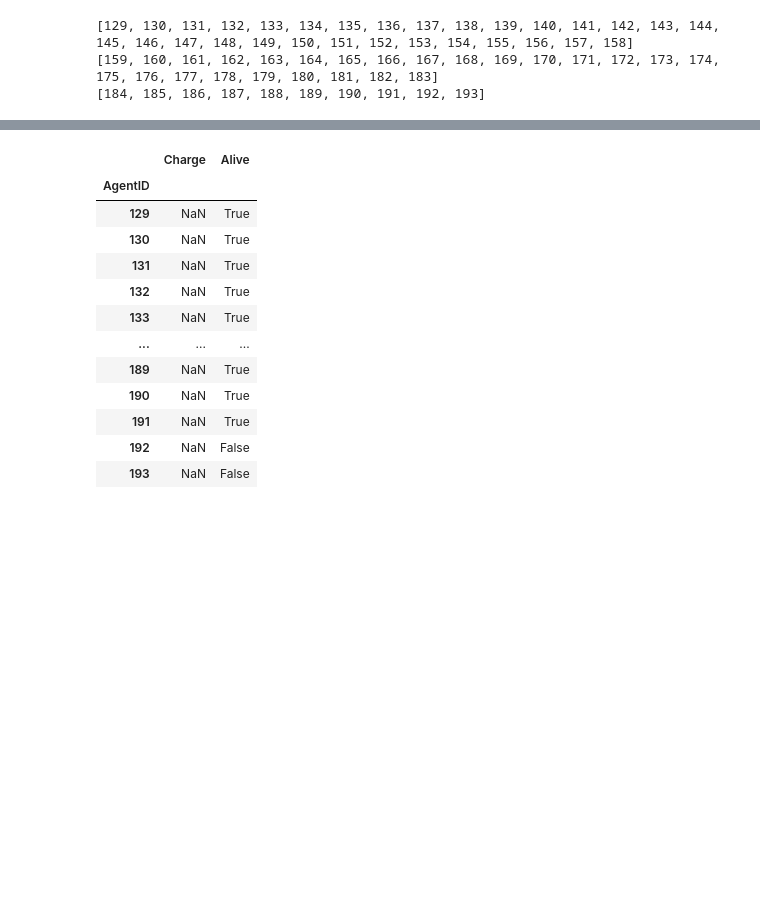
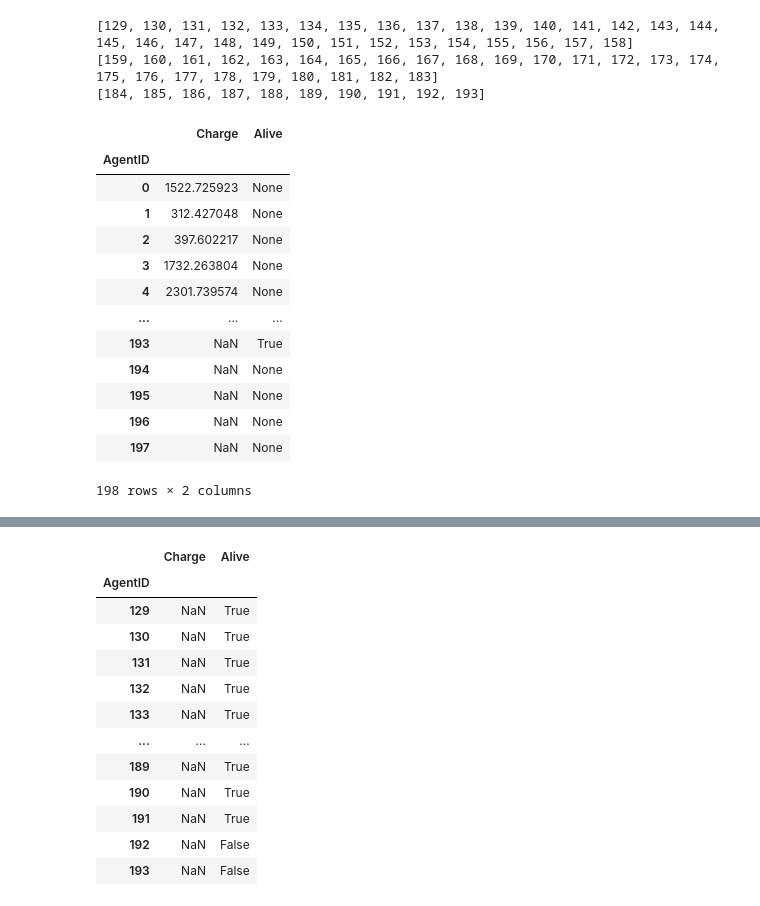
Before and after one commit to lakubis/LionIsACat, a Jupyter notebook: Felix_Learn/run_model_first_paper copy.ipynb, the cells around one changed output, grey strips where cells are left out. Cells and saved outputs as stored; diff of their text form; code cells hidden in the pictures; blank space fills up the shorter version.

```diff
--- a/Felix_Learn/run_model_first_paper copy.ipynb
+++ b/Felix_Learn/run_model_first_paper copy.ipynb
@@ -71,3 +71,20 @@ print(id_noise)
 [129, 130, 131, 132, 133, 134, 135, 136, 137, 138, 139, 140, 141, 142, 143, 144, 145, 146, 147, 148, 149, 150, 151, 152, 153, 154, 155, 156, 157, 158]
 [159, 160, 161, 162, 163, 164, 165, 166, 167, 168, 169, 170, 171, 172, 173, 174, 175, 176, 177, 178, 179, 180, 181, 182, 183]
 [184, 185, 186, 187, 188, 189, 190, 191, 192, 193]
+# %%
+agent_data
+# %% [output]
+|  | Charge | Alive |
+| AgentID |  |  |
+| 0 | 1522.725923 | None |
+| 1 | 312.427048 | None |
+| 2 | 397.602217 | None |
+| 3 | 1732.263804 | None |
+| 4 | 2301.739574 | None |
+| ... | ... | ... |
+| 193 | NaN | True |
+| 194 | NaN | None |
+| 195 | NaN | None |
+| 196 | NaN | None |
+| 197 | NaN | None |
+198 rows × 2 columns
```
Also changed, not shown: parts of 8 cells of this notebook.
